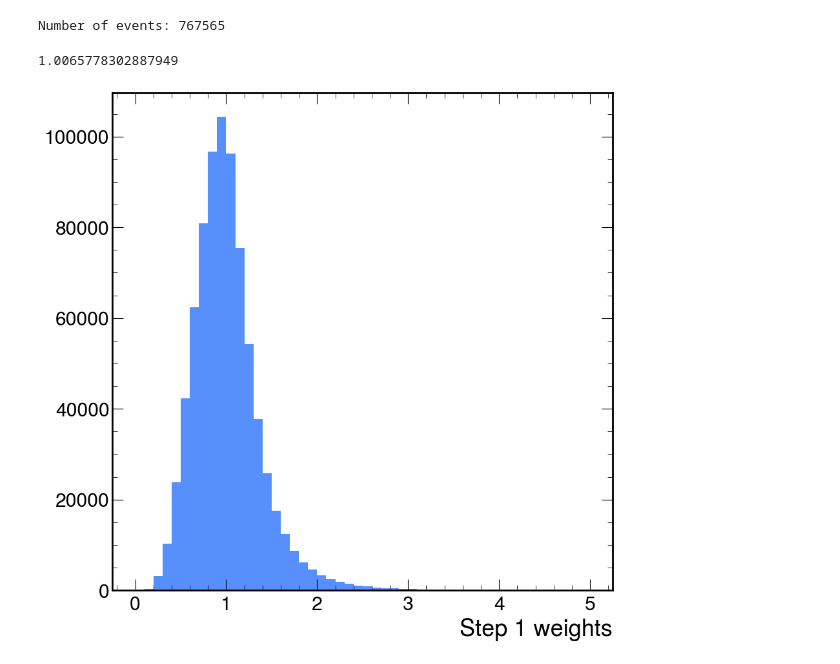
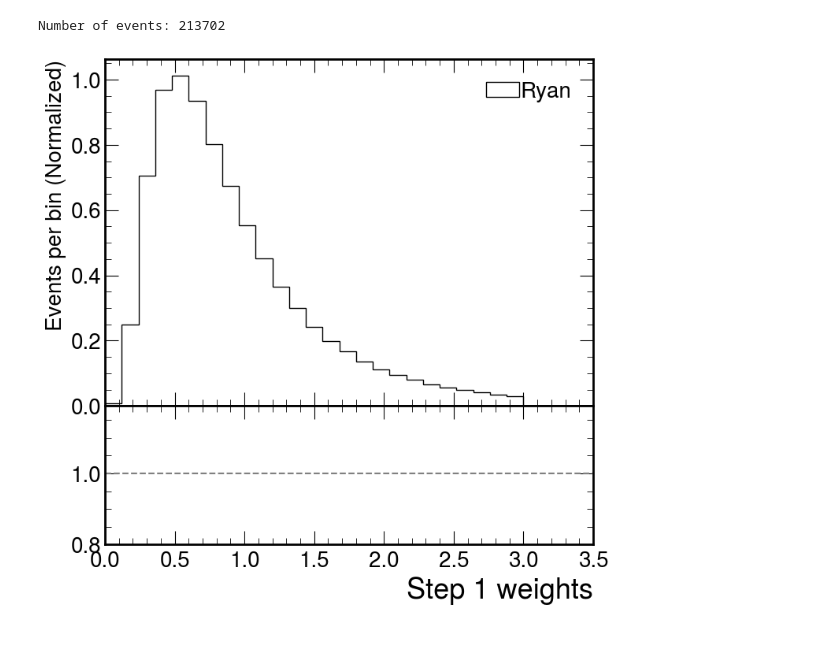
Before and after one commit to ViniciusMikuni/H1Unfold, a Jupyter notebook: scripts/control_plots.ipynb, the cells around one changed output. Cells and saved outputs as stored; diff of their text form; code cells hidden in the pictures.

```diff
--- a/scripts/control_plots.ipynb
+++ b/scripts/control_plots.ipynb
@@ -17,18 +32,67 @@ Number of events: 777403
+# %%
+if include_vinny:
+    data_directory = "/global/homes/r/rmilton/m3246/rmilton/H1Unfold/jet_data/"
+    file_name = "Rapgap_lab_kt_Djangohunfolding_vinny.root"
+    if step == 1:
+        event_name = "reco_event"
+        jet_name = "reco_jets"
+        unfolded_weight_name = "step1_weights"
+    elif step == 2:
+        event_name = "gen_event"
+        jet_name = "gen_jets"
+        unfolded_weight_name = "step2_weights"
+    with ur.open(f"{data_directory+file_name}:{event_name}") as event:
+        vinny_event_info = event.arrays(["Q2", "y","elec_phi", "elec_eta", "elec_pT", "weight", f"{unfolded_weight_name}"])
+        print("Number of events:",event.num_entries)
+    with ur.open(f"{data_directory+file_name}:{jet_name}") as out:
+        vinny_MC_jets = out.arrays(["eta", "px", "py", "pz", "E", "pT", "phi"])
+    vinny_event_info["unfolded_weights"] = vinny_event_info[f"{unfolded_weight_name}"]
 # %%
 data_directory = "/global/homes/r/rmilton/m3246/rmilton/H1Unfold/jet_data/"
-file_name = "kt_Djangoh_jets_closure.root"
-with ur.open("{file}:reco_event".format(file=data_directory+file_name)) as event:
-    data_event_info = event.arrays(["reco_Q2", "reco_y", "reco_elec_pT","reco_elec_eta","reco_elec_phi", "weight"])
+file_name = f"{data_name}_lab_kt.root"
+if step == 1:
+    event_name = "reco_event"
+    jet_name = "reco_jets"
+elif step == 2:
+    event_name = "gen_event"
+    jet_name = "gen_jets"
+with ur.open(f"{data_directory+file_name}:{event_name}") as event:
+    data_event_info = event.arrays(["Q2", "y","elec_phi", "elec_eta", "elec_pT", "weight"])
     print("Number of events:",event.num_entries)
+with ur.open(f"{data_directory+file_name}:{jet_name}") as out:
+    data_jets = out.arrays(["eta", "px", "py", "pz", "E", "pT", "phi"])
 # %% [output]
-Number of events: 767565
+Number of events: 213702
-# %%
-plt.hist(event_info["step1_weights"], bins=50, range=(0,5))
-plt.xlabel("Step 1 weights")
-print(np.mean(event_info["step1_weights"]))
-# %% [output]
-1.0065778302887949
-[figure, removed]
+# %%
+fig = plt.figure(figsize=(8,8))
+gs = fig.add_gridspec(2, hspace=0, height_ratios=[2.5, 1])
+axs = gs.subplots(sharex=True)
+
+xlow, xhigh = 0, 3
+unfolded_entries, unfolded_bins, _ = axs[0].hist(event_info["unfolded_weights"], bins=25, histtype='step', label="Ryan", density=True, color='black', range=(xlow, xhigh))
+
+bin_centers = unfolded_bins[:-1]+ 0.5*(unfolded_bins[1:] - unfolded_bins[:-1])
+
+axs[0].set_ylabel("Events per bin (Normalized)", fontsize=20)
+axs[0].set_xlim(0, 3.5)
+axs[0].tick_params(axis='both', which='major', labelsize=20)
+axs[0].tick_params(axis='both', which='minor', labelsize=20)
+
+if include_vinny:
+    unfolded_entries_vinny, unfolded_bins_vinny, _ = axs[0].hist(vinny_event_info["unfolded_weights"], bins=25, histtype='step', label="Vinny", density=True, color='purple', range=(xlow, xhigh))
+    axs[1].scatter(bin_centers, unfolded_entries/unfolded_entries_vinny, color='black')
+    axs[1].set_ylabel("Ryan/Vinny", fontsize=20)
+
+axs[0].legend(loc='upper right', handletextpad=0.05, fontsize=20)
+
+axs[1].set_ylim(.8, 1.19)
+axs[1].tick_params(axis='both', which='major', labelsize=20)
+axs[1].tick_params(axis='both', which='minor', labelsize=20)
+axs[1].hlines(1, 0, 3.5, color='grey', linestyle='dashed' )
+plt.xlabel(f"Step {step} weights")
+plt.savefig(f"../plots/Rapgap_{data_name}_unfolding_step{step}_weights.pdf")
+# %% [output]
+[figure, added]
 # %%
 fig = plt.figure(figsize=(8,8))
 gs = fig.add_gridspec(2, hspace=0, height_ratios=[2.5, 1])
```
Also changed, not shown: parts of 12 cells of this notebook.
